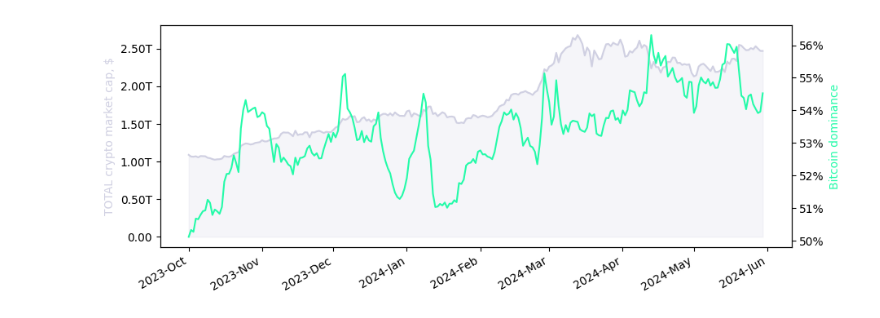
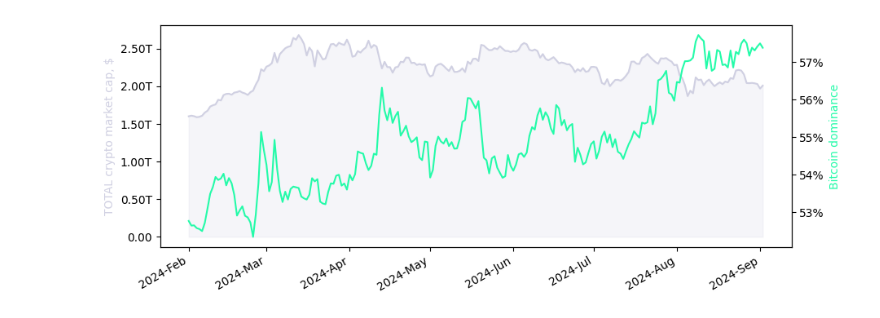
Before and after one commit to apeoftheapes/Data-analysis-with-pandas, a Jupyter notebook: __000003.ipynb, the cells around one changed output. Saved outputs shown, nothing was run; the diff lists cells and outputs as text; code cells hidden in the pictures.

```diff
--- a/__000003.ipynb
+++ b/__000003.ipynb
@@ -9,7 +9,7 @@ import matplotlib.ticker as mticker
 df = pd.read_csv('CRYPTOCAP_TOTAL, 1D.csv')
 df['time'] = df['time'].apply(lambda x: datetime.fromtimestamp(x))
 
-df = df[(df['time'] >= datetime.fromisoformat('2023-10-01')) & (df['time'] <= datetime.fromisoformat('2024-05-31'))]
+df = df[(df['time'] >= datetime.fromisoformat('2024-02-01')) & (df['time'] <= datetime.fromisoformat('2024-09-30'))]
 x = df['time']
 y1 = df['close']
 y2 = df['BTC.D · CRYPTOCAP: close'].ffill()
@@ -19,31 +19,31 @@ fig, ax1 = plt.subplots(figsize=(10,4))
 ax2 = ax1.twinx()
 ax1.plot(x, y1, '-', color = (208/255, 208/255, 208/235), zorder = 10)
 ax2.plot(x, y2, '-', color = (36/255, 251/255, 169/255),zorder = 1)
 ax1.fill_between(x, y1, color = (208/255, 208/255, 208/235), alpha = 0.2)
 
 
 
 ax1.xaxis_date()
 ax1.xaxis.set_major_formatter(mdates.DateFormatter('%Y-%b'))
 fig.autofmt_xdate()
 
 ax1.set_ylabel('TOTAL crypto market cap, $', color= (208/255, 208/255, 208/235))
 ax2.set_ylabel('Bitcoin dominance', color = (36/255, 251/255, 169/255))
 
 # format number to a more readable form
 def human_format(num):
     magnitude = 0
     while abs(num) >= 100:
         magnitude += 1
         num /= 1000.0
     # add more suffixes if you need them
     return '%.2f%s' % (num, ['', 'K', 'M', 'bn', 'T', 'TT'][magnitude])
 
 ticks_loc = ax1.get_yticks().tolist();
 ax1.yaxis.set_major_locator(mticker.FixedLocator(ticks_loc));
 ax1.set_yticklabels([human_format(x) for x in ticks_loc]);
 ticks_loc = ax2.get_yticks().tolist();
 ax2.yaxis.set_major_locator(mticker.FixedLocator(ticks_loc));
 ax2.set_yticklabels([f'{x:.0f}%' for x in ticks_loc]);
 # %% [output]
-[figure, old version]
+[figure, new version]
```
